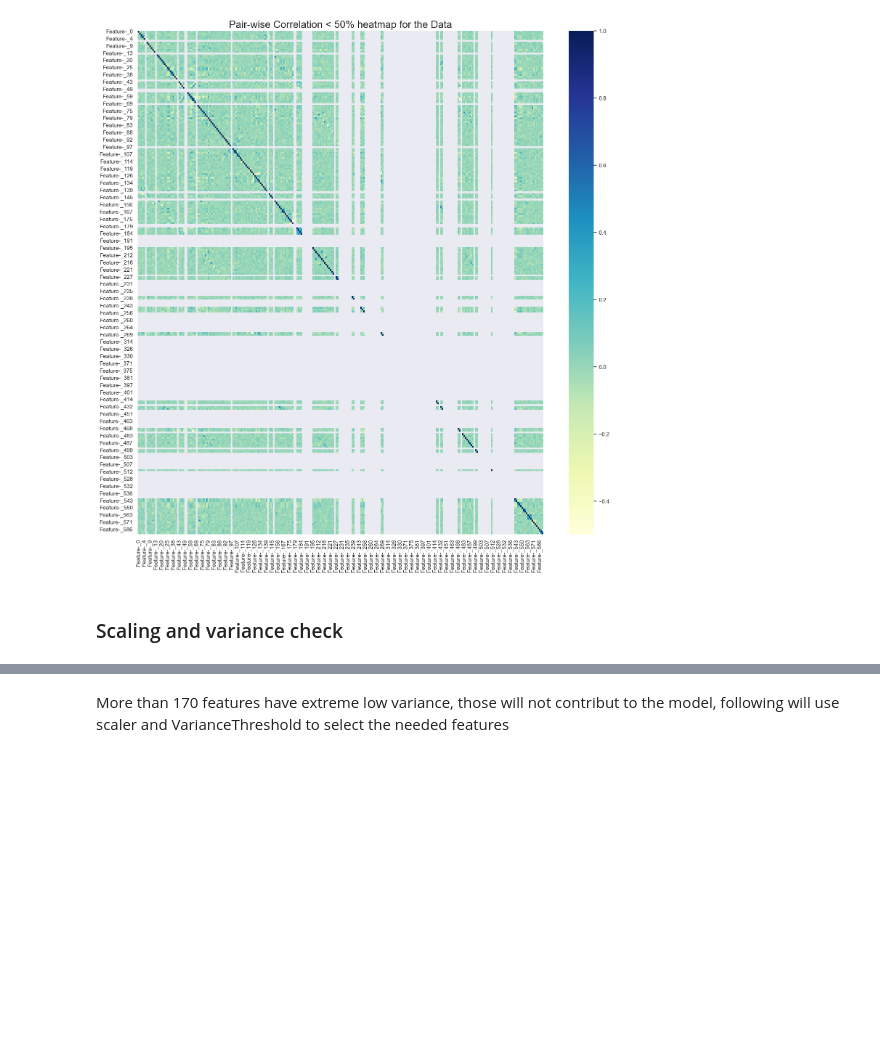
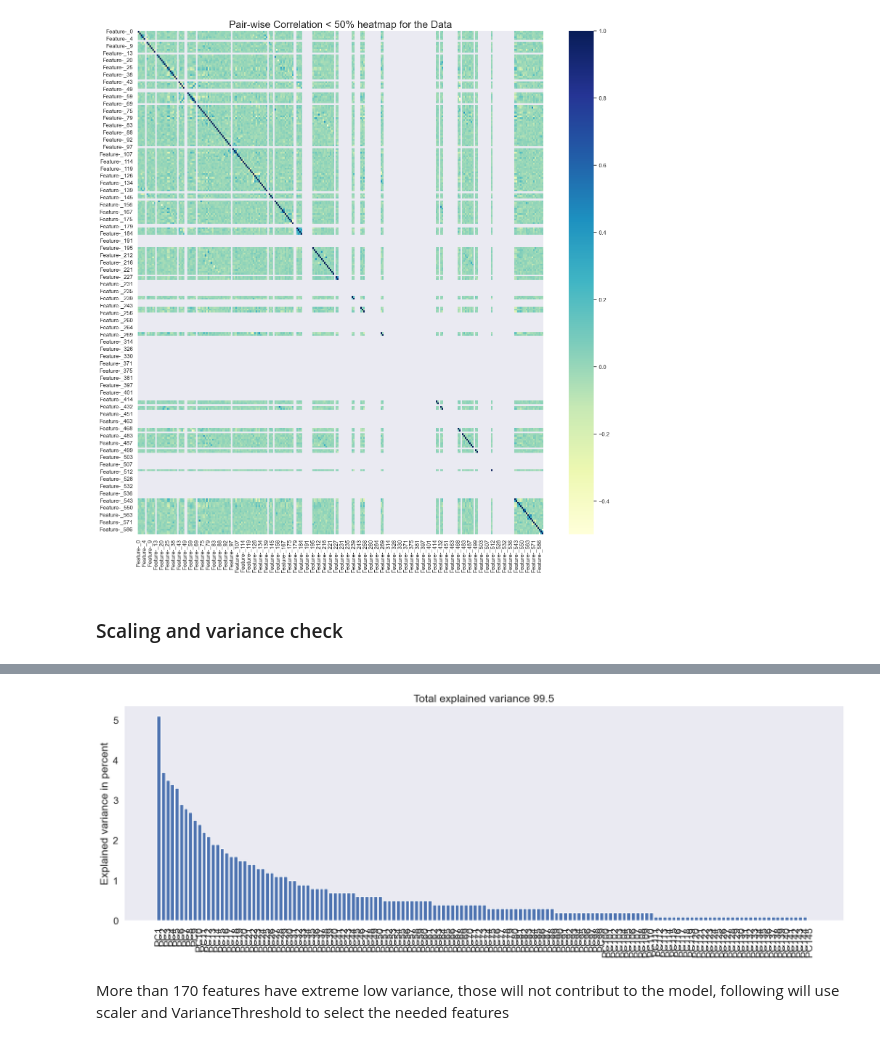
Before and after one commit to ZhitingDu/Machine-Learning, a Jupyter notebook: Secom.ipynb, the cells around one changed output, grey strips where cells are left out. Saved outputs shown, nothing was run; the diff lists cells and outputs as text; code cells hidden in the pictures; blank space fills up the shorter version.

```diff
--- a/Secom.ipynb
+++ b/Secom.ipynb
@@ -284,3 +310,17 @@ fig.show()
+# %%
+pca = PCA(n_components=145)
+pca.fit(secom)
+per_var = np.round(pca.explained_variance_ratio_ * 100, 1)
+labels = ['PC' + str(x) for x in range(1,len(per_var)+1)]
+
+plt.figure(figsize=(20,6))
+plt.bar(x=range(len(per_var)), height=per_var, tick_label=labels)
+plt.title('Total explained variance {}'.format(np.round(sum(per_var),2)))
+plt.ylabel('Explained variance in percent')
+plt.xticks(rotation=90)
+plt.show()
+# %% [output]
+[figure, added]
 # %% [markdown]
 More than 170 features have extreme low variance, those will not contribut to the model, following will use scaler and VarianceThreshold to select the needed features
 # %%
```
Also changed, not shown: parts of 5 cells of this notebook.
